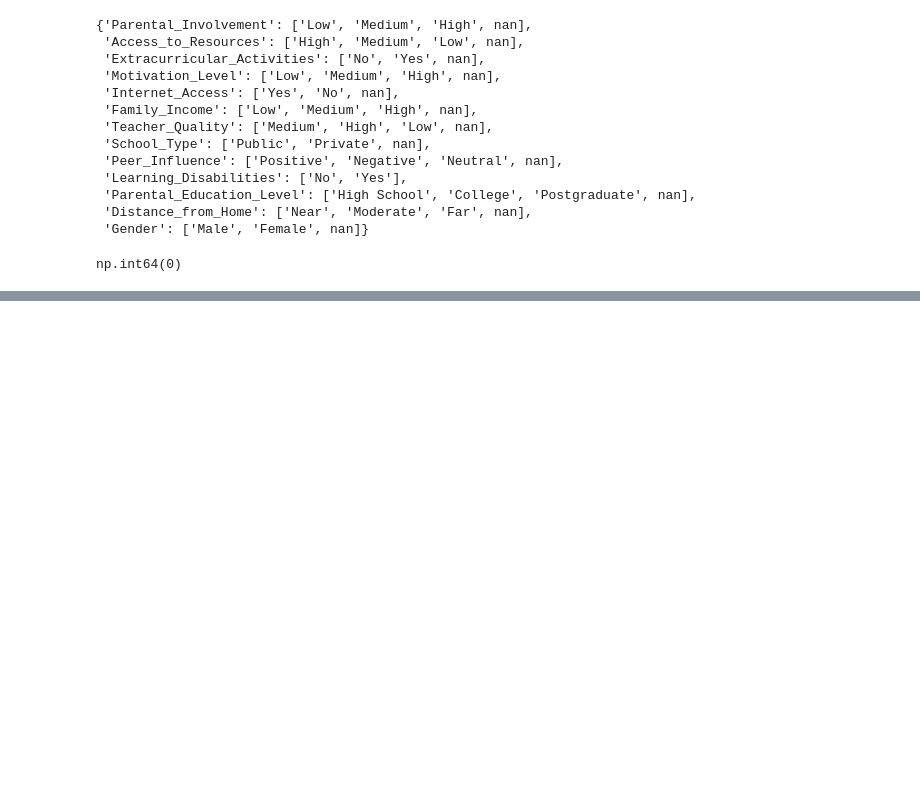
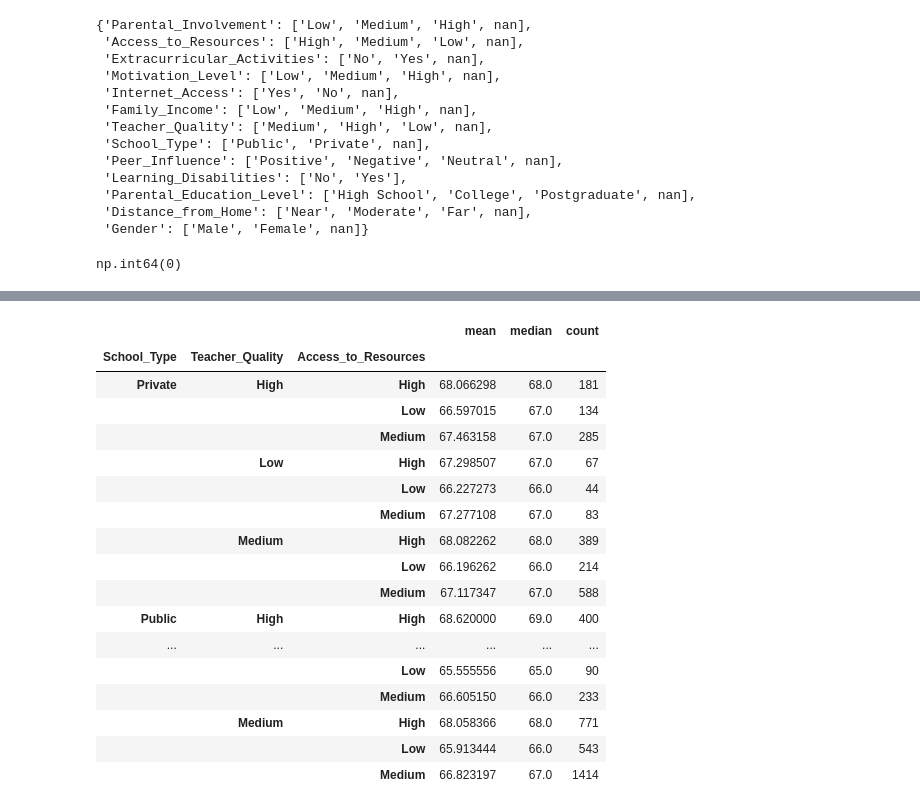
Before and after one commit to ocamporuiznicolas-ux/Proyecto-Final-Progra-2, a Jupyter notebook: notebooks/limpiezaDatos.ipynb, the cells around one changed output, grey strips where cells are left out. Cells and saved outputs as stored; diff of their text form; code cells hidden in the pictures; blank space fills up the shorter version.

```diff
--- a/notebooks/limpiezaDatos.ipynb
+++ b/notebooks/limpiezaDatos.ipynb
@@ -247,0 +286,21 @@ np.int64(0)
+# %%
+df.groupby([    "School_Type",    "Teacher_Quality",    "Access_to_Resources"])["Exam_Score"].agg(["mean", "median", "count"])
+# %% [output]
+|  |  |  | mean | median | count |
+| School_Type | Teacher_Quality | Access_to_Resources |  |  |  |
+| Private | High | High | 68.066298 | 68.0 | 181 |
+|  |  | Low | 66.597015 | 67.0 | 134 |
+|  |  | Medium | 67.463158 | 67.0 | 285 |
+|  | Low | High | 67.298507 | 67.0 | 67 |
+|  |  | Low | 66.227273 | 66.0 | 44 |
+|  |  | Medium | 67.277108 | 67.0 | 83 |
+|  | Medium | High | 68.082262 | 68.0 | 389 |
+|  |  | Low | 66.196262 | 66.0 | 214 |
+|  |  | Medium | 67.117347 | 67.0 | 588 |
+| Public | High | High | 68.620000 | 69.0 | 400 |
+| ... | ... | ... | ... | ... | ... |
+|  |  | Low | 65.555556 | 65.0 | 90 |
+|  |  | Medium | 66.605150 | 66.0 | 233 |
+|  | Medium | High | 68.058366 | 68.0 | 771 |
+|  |  | Low | 65.913444 | 66.0 | 543 |
+|  |  | Medium | 66.823197 | 67.0 | 1414 |
```
Also changed, not shown: parts of 5 cells of this notebook.
